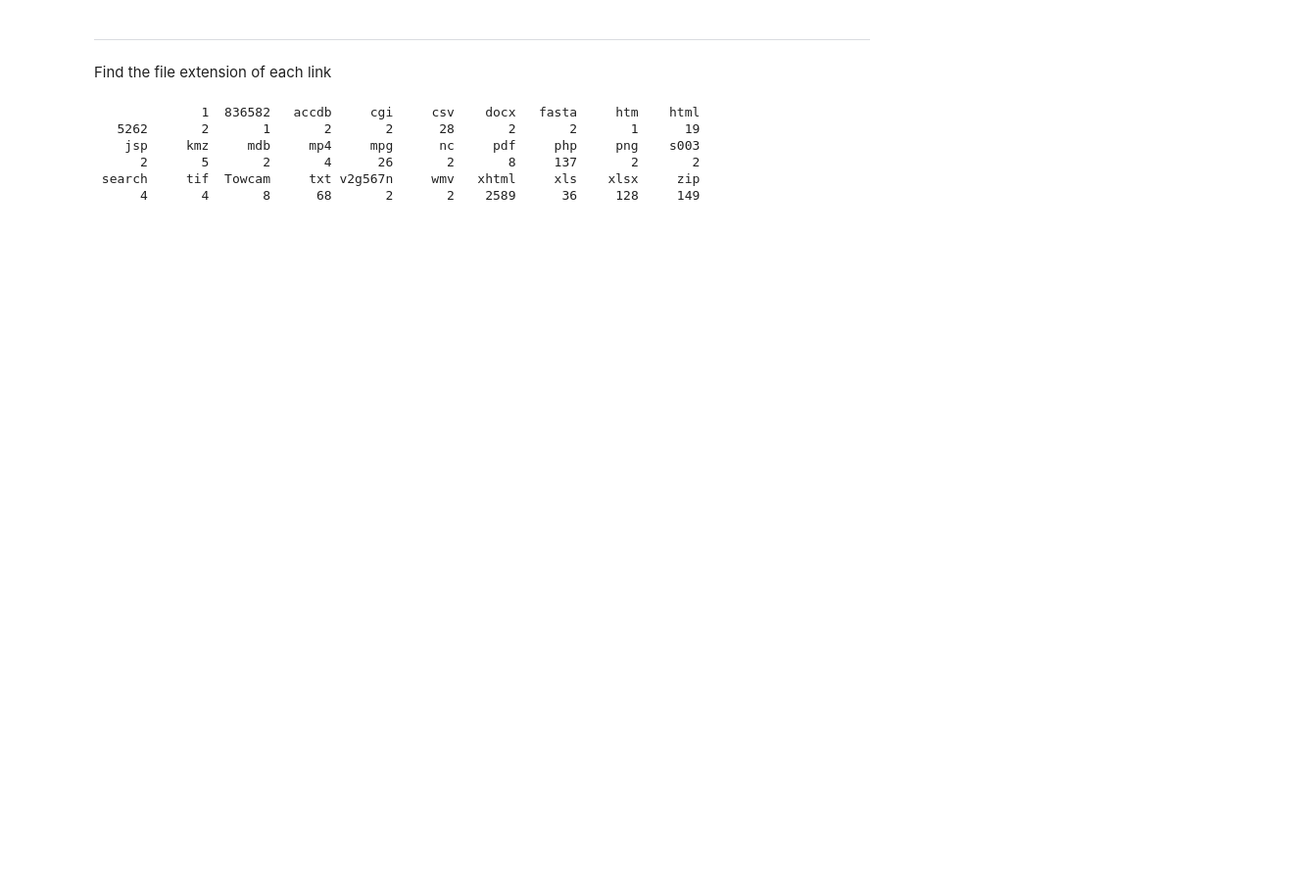
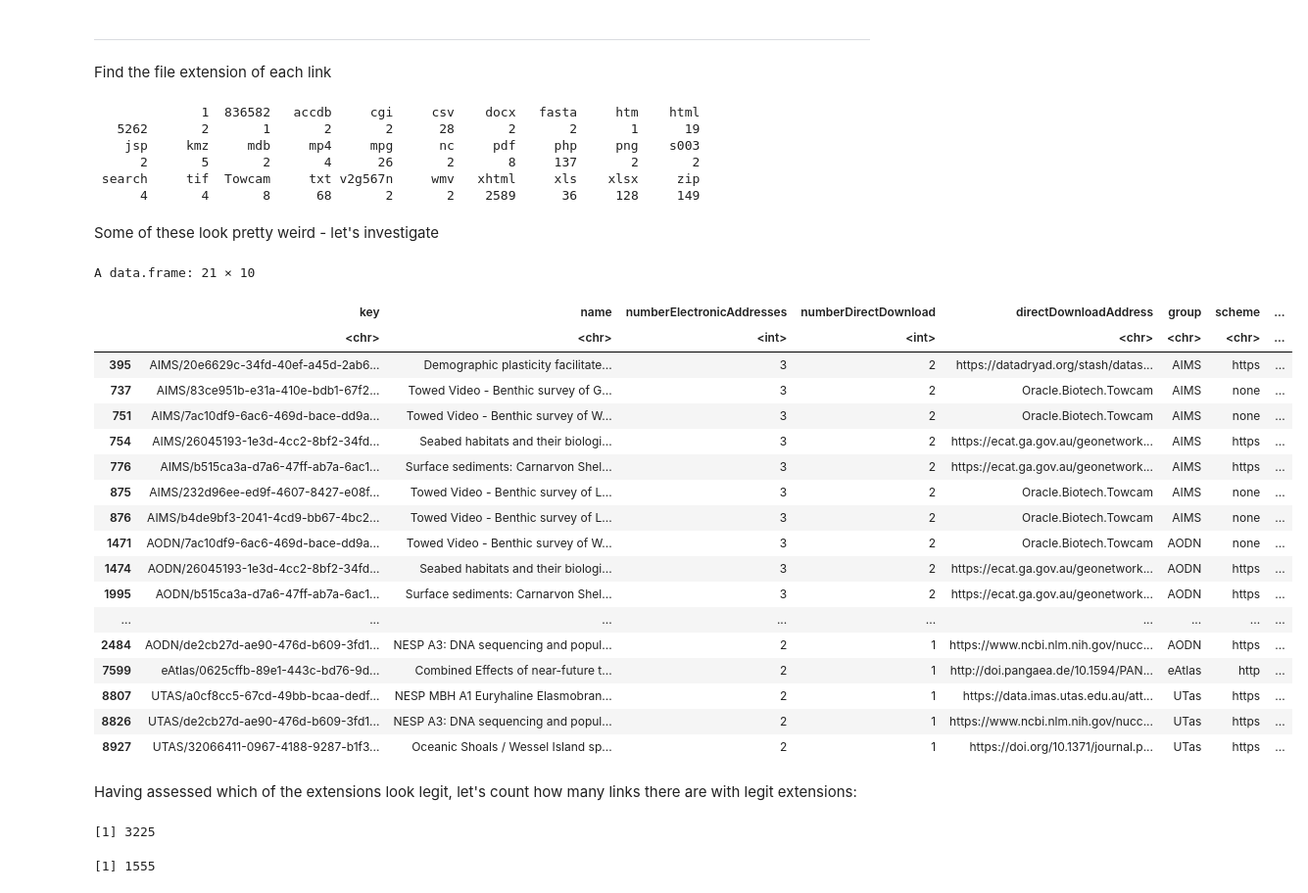
Before and after one commit to NicholaBurton/RDADirectDownloads, a Jupyter notebook: DirectDownloadsInRDA.ipynb, the cells around one changed output. Shown at 98% size. Cells and saved outputs as stored; diff of their text form; code cells hidden in the pictures; blank space fills up the shorter version.

Commit message:
count records with legit file extensions

```diff
--- a/DirectDownloadsInRDA.ipynb
+++ b/DirectDownloadsInRDA.ipynb
@@ -472,3 +474,73 @@ table(allRecords$fileExtension)
       2       5       2       4      26       2       8     137       2       2
  search     tif  Towcam     txt v2g567n     wmv   xhtml     xls    xlsx     zip
       4       4       8      68       2       2    2589      36     128     149
+# %% [markdown]
+Some of these look pretty weird - let's investigate
+# %%
+weirdExt <- c("1",
+             "836582",
+             "accdb",
+             "s003",
+              "search",
+              "Towcam",
+              "v2g567n"
+             )
+allRecords[which(allRecords$fileExtension %in% weirdExt),]
+# %% [output]
+A data.frame: 21 × 10
+|  | key | name | numberElectronicAddresses | numberDirectDownload | directDownloadAddress | group | scheme | ... |
+|  | <chr> | <chr> | <int> | <int> | <chr> | <chr> | <chr> | ... |
+| 395 | AIMS/20e6629c-34fd-40ef-a45d-2ab6... | Demographic plasticity facilitate... | 3 | 2 | https://datadryad.org/stash/datas... | AIMS | https | ... |
+| 737 | AIMS/83ce951b-e31a-410e-bdb1-67f2... | Towed Video - Benthic survey of G... | 3 | 2 | Oracle.Biotech.Towcam | AIMS | none | ... |
+| 751 | AIMS/7ac10df9-6ac6-469d-bace-dd9a... | Towed Video - Benthic survey of W... | 3 | 2 | Oracle.Biotech.Towcam | AIMS | none | ... |
+| 754 | AIMS/26045193-1e3d-4cc2-8bf2-34fd... | Seabed habitats and their biologi... | 3 | 2 | https://ecat.ga.gov.au/geonetwork... | AIMS | https | ... |
+| 776 | AIMS/b515ca3a-d7a6-47ff-ab7a-6ac1... | Surface sediments: Carnarvon Shel... | 3 | 2 | https://ecat.ga.gov.au/geonetwork... | AIMS | https | ... |
+| 875 | AIMS/232d96ee-ed9f-4607-8427-e08f... | Towed Video - Benthic survey of L... | 3 | 2 | Oracle.Biotech.Towcam | AIMS | none | ... |
+| 876 | AIMS/b4de9bf3-2041-4cd9-bb67-4bc2... | Towed Video - Benthic survey of L... | 3 | 2 | Oracle.Biotech.Towcam | AIMS | none | ... |
+| 1471 | AODN/7ac10df9-6ac6-469d-bace-dd9a... | Towed Video - Benthic survey of W... | 3 | 2 | Oracle.Biotech.Towcam | AODN | none | ... |
+| 1474 | AODN/26045193-1e3d-4cc2-8bf2-34fd... | Seabed habitats and their biologi... | 3 | 2 | https://ecat.ga.gov.au/geonetwork... | AODN | https | ... |
+| 1995 | AODN/b515ca3a-d7a6-47ff-ab7a-6ac1... | Surface sediments: Carnarvon Shel... | 3 | 2 | https://ecat.ga.gov.au/geonetwork... | AODN | https | ... |
+| ... | ... | ... | ... | ... | ... | ... | ... | ... |
+| 2484 | AODN/de2cb27d-ae90-476d-b609-3fd1... | NESP A3: DNA sequencing and popul... | 2 | 1 | https://www.ncbi.nlm.nih.gov/nucc... | AODN | https | ... |
+| 7599 | eAtlas/0625cffb-89e1-443c-bd76-9d... | Combined Effects of near-future t... | 2 | 1 | http://doi.pangaea.de/10.1594/PAN... | eAtlas | http | ... |
+| 8807 | UTAS/a0cf8cc5-67cd-49bb-bcaa-dedf... | NESP MBH A1 Euryhaline Elasmobran... | 2 | 1 | https://data.imas.utas.edu.au/att... | UTas | https | ... |
+| 8826 | UTAS/de2cb27d-ae90-476d-b609-3fd1... | NESP A3: DNA sequencing and popul... | 2 | 1 | https://www.ncbi.nlm.nih.gov/nucc... | UTas | https | ... |
+| 8927 | UTAS/32066411-0967-4188-9287-b1f3... | Oceanic Shoals / Wessel Island sp... | 2 | 1 | https://doi.org/10.1371/journal.p... | UTas | https | ... |
+# %% [markdown]
+Having assessed which of the extensions look legit, let's count how many links there are with legit extensions:
+# %%
+legitExt <- c('html',
+            'xhtml',
+            'csv',
+            'xlsx',
+            'pdf',
+            'xls',
+            'fasta',
+            'zip',
+            'php',
+            'cgi',
+            'tif',
+            'kmz',
+            'txt',
+            'nc',
+            'png',
+            'accdb',
+            'docx',
+            'mp4',
+            'wmv',
+            's003',
+            'mdb',
+            'mpg',
+            '1',
+            '836582',
+            'jsp',
+            'htm')
+legitExtRecords <- allRecords[which(allRecords$fileExtension %in% legitExt),]
+
+#number of records with file extensions that look ok
+nrow(legitExtRecords)
+#number of these records with unique links
+length(unique(legitExtRecords$directDownloadAddress))
+# %% [output]
+[1] 3225
+[1] 1555
```
Also changed, not shown: parts of 1 cell of this notebook.
